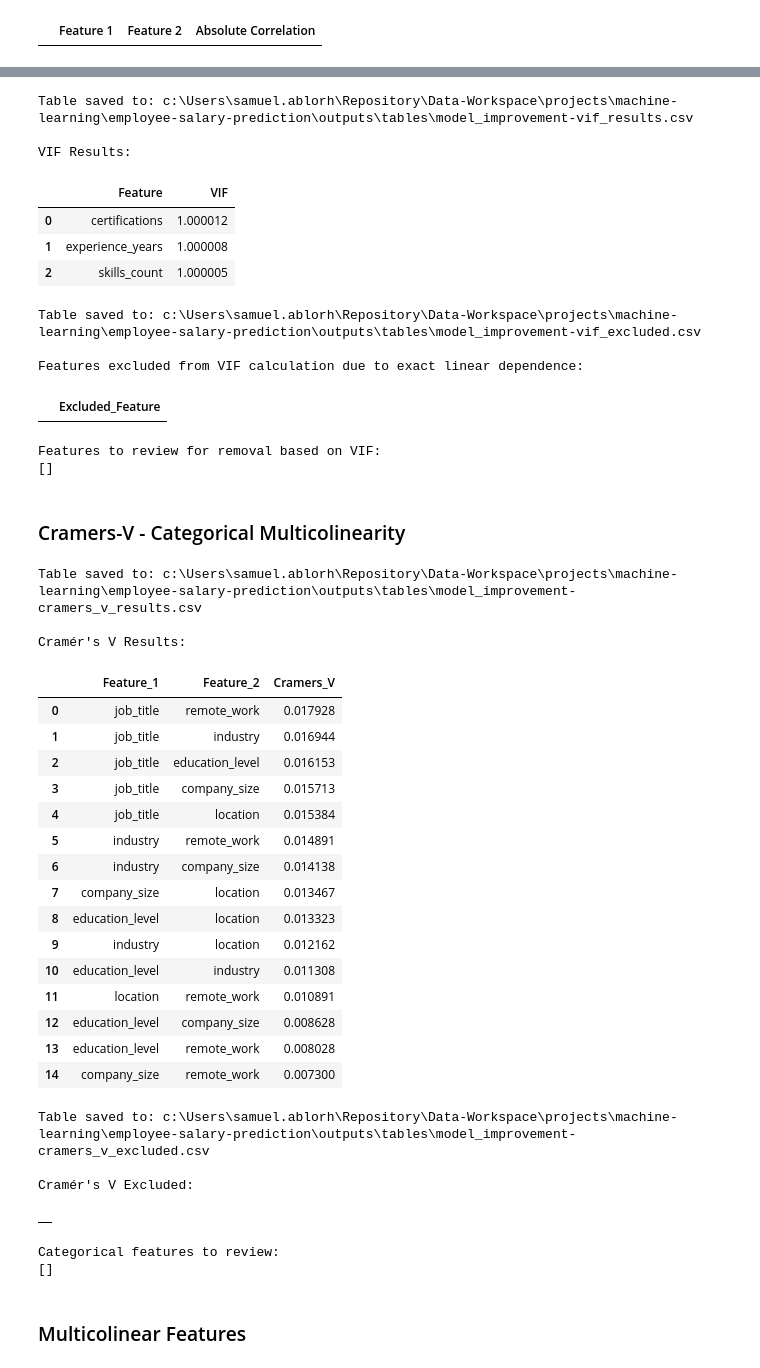
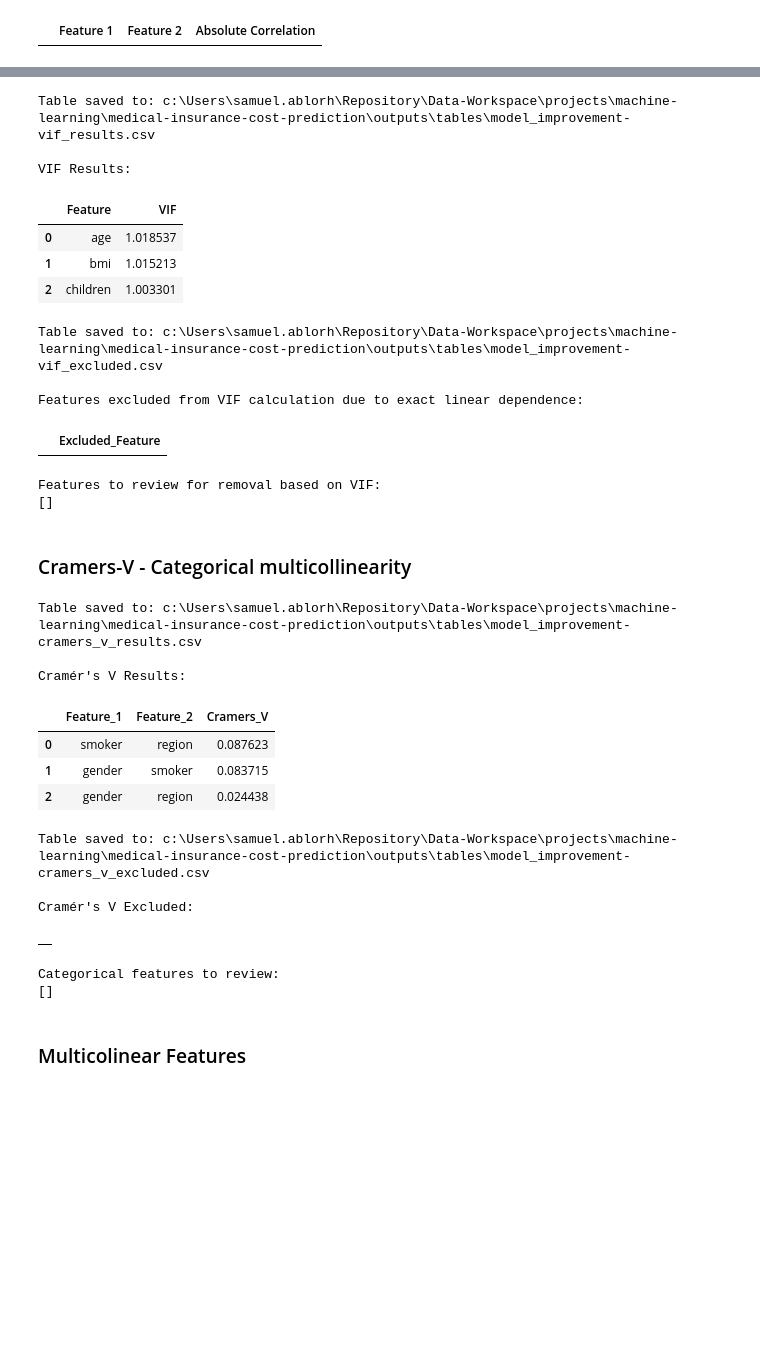
Before and after one commit to samuelablorh/medical-insurance-cost-prediction, a Jupyter notebook: notebooks/medical_insurance_cost_prediction.ipynb, the cells around one changed output, grey strips where cells are left out. Cells and saved outputs as stored; diff of their text form; code cells hidden in the pictures; blank space fills up the shorter version.

Commit message:
feat: add model improvement

```diff
--- a/notebooks/medical_insurance_cost_prediction.ipynb
+++ b/notebooks/medical_insurance_cost_prediction.ipynb
@@ -2181,7 +2181,7 @@ def calculate_vif(df, exclude=None, threshold=VIF_THRESHOLD):
 
 vif_results, vif_excluded, vif_features_to_remove = calculate_vif(
     X_train,
-    exclude=[*EXCLUDE_COLUMNS["multicolinearity"]],
+    exclude=[*EXCLUDE_COLUMNS["multicollinearity"]],
     threshold=VIF_THRESHOLD
 )
 
@@ -2196,21 +2196,21 @@ display(vif_excluded)
 print("\nFeatures to review for removal based on VIF:")
 print(vif_features_to_remove)
 # %% [output]
-Table saved to: c:\Users\samuel.ablorh\Repository\Data-Workspace\projects\machine-learning\employee-salary-prediction\outputs\tables\model_improvement-vif_results.csv
+Table saved to: c:\Users\samuel.ablorh\Repository\Data-Workspace\projects\machine-learning\medical-insurance-cost-prediction\outputs\tables\model_improvement-vif_results.csv
 
 VIF Results:
 |  | Feature | VIF |
-| 0 | certifications | 1.000012 |
-| 1 | experience_years | 1.000008 |
-| 2 | skills_count | 1.000005 |
+| 0 | age | 1.018537 |
+| 1 | bmi | 1.015213 |
+| 2 | children | 1.003301 |
-Table saved to: c:\Users\samuel.ablorh\Repository\Data-Workspace\projects\machine-learning\employee-salary-prediction\outputs\tables\model_improvement-vif_excluded.csv
+Table saved to: c:\Users\samuel.ablorh\Repository\Data-Workspace\projects\machine-learning\medical-insurance-cost-prediction\outputs\tables\model_improvement-vif_excluded.csv
 
 Features excluded from VIF calculation due to exact linear dependence:
 |  | Excluded_Feature |
 Features to review for removal based on VIF:
 []
 # %% [markdown]
-### Cramers-V - Categorical Multicolinearity
+### Cramers-V - Categorical multicollinearity
 # %%
 def calculate_cramers_v(df, exclude=None, threshold=CORRELATION_THRESHOLD):
     """
@@ -2303,51 +2303,39 @@ def calculate_cramers_v(df, exclude=None, threshold=CORRELATION_THRESHOLD):
 cramers_v_results, cramers_v_excluded, categorical_features_to_review = (
     calculate_cramers_v(
         X_train,
-        exclude=[*EXCLUDE_COLUMNS["multicolinearity"]],
+        exclude=[*EXCLUDE_COLUMNS["multicollinearity"]],
         threshold=CORRELATION_THRESHOLD
     )
 )
 
 save_table(
     table=cramers_v_results,
     filename="model_improvement-cramers_v_results"
 )
 
 print("\nCramér's V Results:")
 display(cramers_v_results)
 
 save_table(
     table=cramers_v_excluded,
     filename="model_improvement-cramers_v_excluded"
 )
 
 print("\nCramér's V Excluded:")
 display(cramers_v_excluded)
 
 
 print("Categorical features to review:")
 print(categorical_features_to_review)
 # %% [output]
-Table saved to: c:\Users\samuel.ablorh\Repository\Data-Workspace\projects\machine-learning\employee-salary-prediction\outputs\tables\model_improvement-cramers_v_results.csv
+Table saved to: c:\Users\samuel.ablorh\Repository\Data-Workspace\projects\machine-learning\medical-insurance-cost-prediction\outputs\tables\model_improvement-cramers_v_results.csv
 
 Cramér's V Results:
 |  | Feature_1 | Feature_2 | Cramers_V |
-| 0 | job_title | remote_work | 0.017928 |
-| 1 | job_title | industry | 0.016944 |
-| 2 | job_title | education_level | 0.016153 |
-| 3 | job_title | company_size | 0.015713 |
-| 4 | job_title | location | 0.015384 |
-| 5 | industry | remote_work | 0.014891 |
-| 6 | industry | company_size | 0.014138 |
-| 7 | company_size | location | 0.013467 |
-| 8 | education_level | location | 0.013323 |
-| 9 | industry | location | 0.012162 |
-| 10 | education_level | industry | 0.011308 |
-| 11 | location | remote_work | 0.010891 |
-| 12 | education_level | company_size | 0.008628 |
-| 13 | education_level | remote_work | 0.008028 |
-| 14 | company_size | remote_work | 0.007300 |
+| 0 | smoker | region | 0.087623 |
+| 1 | gender | smoker | 0.083715 |
+| 2 | gender | region | 0.024438 |
-Table saved to: c:\Users\samuel.ablorh\Repository\Data-Workspace\projects\machine-learning\employee-salary-prediction\outputs\tables\model_improvement-cramers_v_excluded.csv
+Table saved to: c:\Users\samuel.ablorh\Repository\Data-Workspace\projects\machine-learning\medical-insurance-cost-prediction\outputs\tables\model_improvement-cramers_v_excluded.csv
 
 Cramér's V Excluded:
 |  |
```
Also changed, not shown: parts of 4 cells of this notebook, 4 other files.
